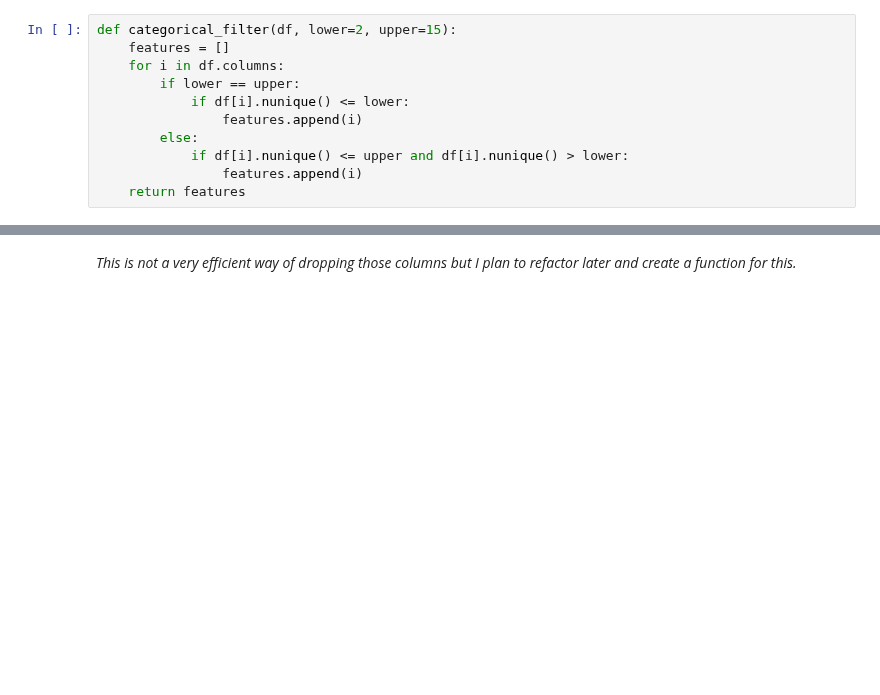
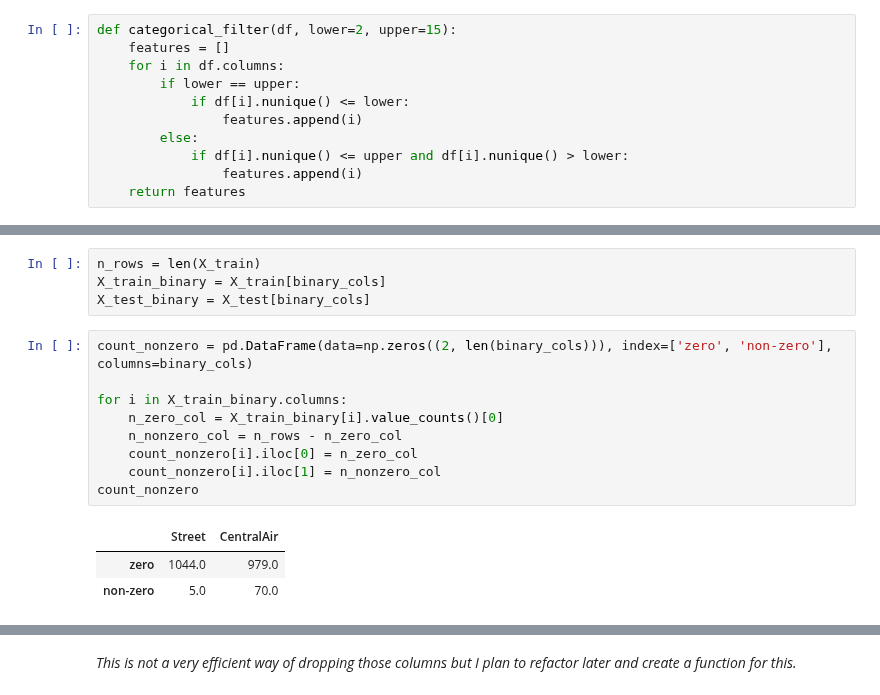
Before and after one commit to ebonnecab/mozilla-ds-project, a Jupyter notebook: analysis.ipynb, the cells around one changed output, grey strips where cells are left out. Cells and saved outputs as stored; diff of their text form; blank space fills up the shorter version.

```diff
--- a/analysis.ipynb
+++ b/analysis.ipynb
@@ -561,0 +617,17 @@ print('# of Binary Variables = {}'.format(len(binary_cols)))
+# %%
+n_rows = len(X_train)
+X_train_binary = X_train[binary_cols]
+X_test_binary = X_test[binary_cols]
+# %%
+count_nonzero = pd.DataFrame(data=np.zeros((2, len(binary_cols))), index=['zero', 'non-zero'], columns=binary_cols)
+
+for i in X_train_binary.columns:
+    n_zero_col = X_train_binary[i].value_counts()[0]
+    n_nonzero_col = n_rows - n_zero_col
+    count_nonzero[i].iloc[0] = n_zero_col
+    count_nonzero[i].iloc[1] = n_nonzero_col
+count_nonzero
+# %% [output]
+|  | Street | CentralAir |
+| zero | 1044.0 | 979.0 |
+| non-zero | 5.0 | 70.0 |
```
Also changed, not shown: parts of 39 cells of this notebook.
